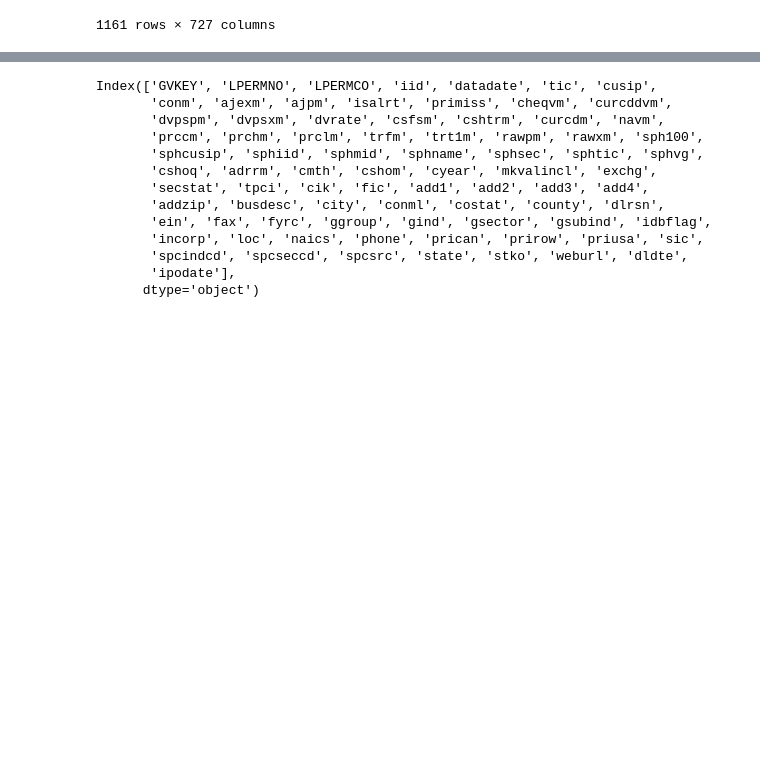
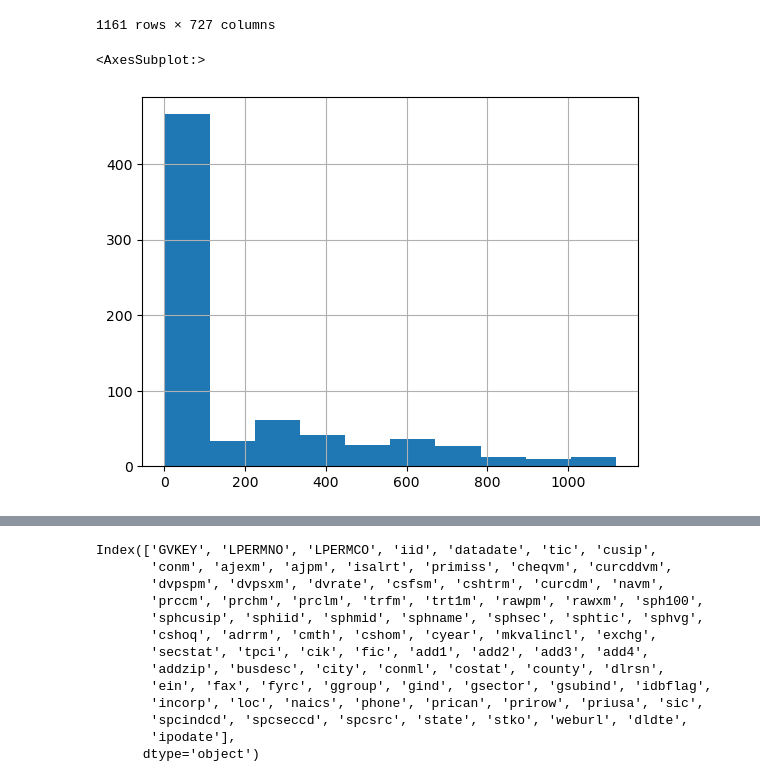
Before and after one commit to LakshaySapra/GraphicalModelsAssetMgmt, a Jupyter notebook: src/data.ipynb, the cells around one changed output, grey strips where cells are left out. Saved outputs shown, nothing was run; the diff lists cells and outputs as text; code cells hidden in the pictures; blank space fills up the shorter version.

```diff
--- a/src/data.ipynb
+++ b/src/data.ipynb
@@ -123,5 +155,5 @@ ret_df
 # %%
-weekly_ret_df = ret_df.groupby(pd.Grouper(level='date', freq='W-FRI')).sum(min_count=4)
+weekly_ret_df = ret_df.groupby(pd.Grouper(level='date', freq='W-FRI')).sum(min_count=1)
 weekly_ret_df.to_pickle('data/weekly_ret_df.pkl',protocol=4)
 weekly_ret_df
 # %% [output]
@@ -139,6 +171,11 @@ weekly_ret_df
 | 2022-03-25 | 0.001136 | 0.011134 | NaN | 0.015367 | 0.016031 | NaN | NaN | NaN | NaN | 0.108808 | ... | ... |
 | 2022-04-01 | 0.012543 | 0.015679 | NaN | 0.015808 | -0.016291 | NaN | NaN | NaN | NaN | -0.033659 | ... | ... |
 1161 rows × 727 columns
+# %%
+weekly_ret_df.isna().sum(axis=0).hist()
+# %% [output]
+<AxesSubplot:>
+[figure, added]
 # %%
 ret_periods = [1,5,10,21,42,63,126]
 min_periods = [1,5,10,20,40,60,120]
```
Also changed, not shown: parts of 5 cells of this notebook, 2 other files.
